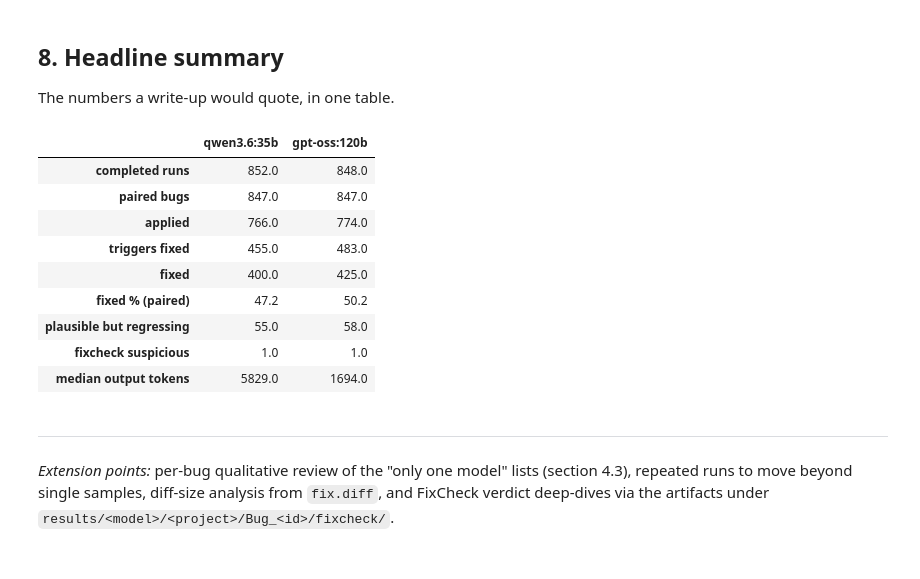
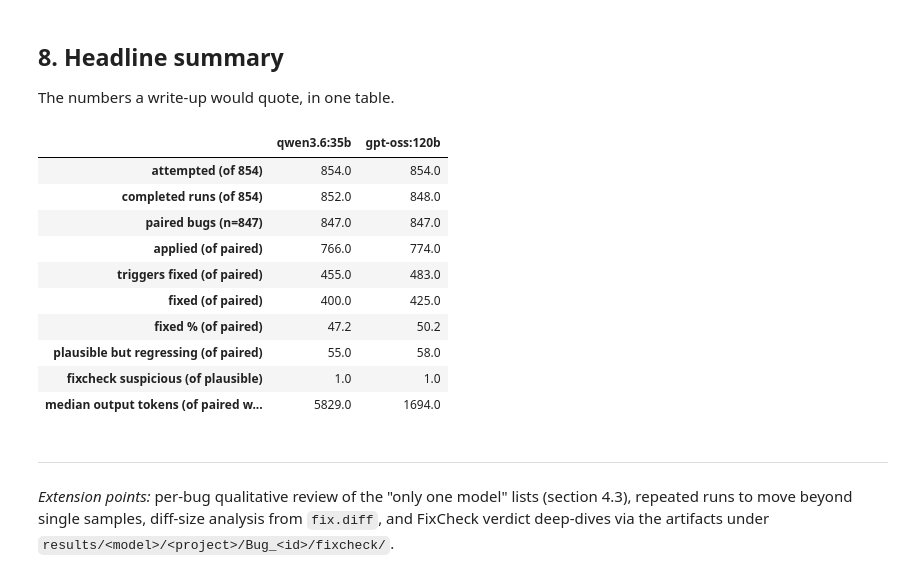
Before and after one commit to codeurjc/2026-FixCheckEvaluation, a Jupyter notebook: analysis/analysis.ipynb, the cells around one changed output. Cells and saved outputs as stored; diff of their text form; code cells hidden in the pictures.

```diff
--- a/analysis/analysis.ipynb
+++ b/analysis/analysis.ipynb
@@ -220,7 +220,7 @@ of the previous one.
 # %%
 stages = ["applied", "triggers_fixed", "fixed"]
 stage_counts = paired.groupby("model")[stages].sum().reindex(MODELS)
-stage_counts.insert(0, "attempted", len(paired_bugs))
+stage_counts.insert(0, "paired_bugs", len(paired_bugs))
 
 fig, ax = plt.subplots()
 x = range(len(stage_counts.columns))
@@ -230,7 +230,7 @@ for i, model in enumerate(MODELS):
     bars = ax.bar([p + (i - 0.5) * width for p in x], values, width * 0.94,
                   color=MODEL_COLORS[model], label=model, edgecolor="white")
     ax.bar_label(bars, fmt="%d", padding=2, fontsize=9)
-ax.set_xticks(list(x), ["attempted", "applied", "triggers fixed", "fixed"])
+ax.set_xticks(list(x), ["paired bugs", "applied", "triggers fixed", "fixed"])
 ax.set_ylabel("bugs")
 ax.set_title("How far each model's patches get, on the paired bug set")
 ax.legend(frameon=False)
@@ -381,11 +389,21 @@ reading it:
 # %%
+# Population: paired bugs whose patch applied, compiled, and fixed the triggers.
 plausible = paired[paired["triggers_fixed"]]
 fixcheck = plausible.groupby("model").agg(
     plausible_patches=("bug", "count"),
+    # Called at all vs got far enough to analyse anything. `fixcheck_analyzed`
+    # is None (not 0) when FixCheck never ran, so count explicitly rather than
+    # letting a missing measurement fall into the "vacuous" bucket.
+    fixcheck_invoked=("fixcheck_invoked", "sum"),
     fixcheck_ran=("fixcheck_ran", "sum"),
-    real_verdicts=("fixcheck_analyzed", lambda s: (s > 0).sum()),
-    vacuous_verdicts=("fixcheck_analyzed", lambda s: (s == 0).sum()),
+    real_verdicts=("fixcheck_analyzed", lambda s: (s.fillna(-1) > 0).sum()),
+    vacuous_verdicts=("fixcheck_analyzed", lambda s: (s.fillna(-1) == 0).sum()),
+    no_measurement=("fixcheck_analyzed", lambda s: s.isna().sum()),
     suspicious=("fixcheck_suspicious", "sum"),
 ).reindex(MODELS)
+
+assert (fixcheck["real_verdicts"] + fixcheck["vacuous_verdicts"]
+        + fixcheck["no_measurement"] == fixcheck["plausible_patches"]).all(), \
+    "every plausible patch must fall in exactly one verdict bucket"
 fixcheck
 # %% [output]
@@ -598,33 +618,41 @@ plt.show()
 
 The numbers a write-up would quote, in one table.
 # %%
+# Every row states the population it is counted over. Three coexist in this
+# notebook -- all 854 attempted bugs, the runs that completed, and the paired
+# set -- and rows from different ones sitting side by side is how a number gets
+# read against the wrong denominator.
 headline = pd.DataFrame({
     model: {
-        "completed runs": int(completeness.loc[model, "completed"]),
-        "paired bugs": len(paired_bugs),
-        "applied": int(stage_counts.loc[model, "applied"]),
-        "triggers fixed": int(stage_counts.loc[model, "triggers_fixed"]),
-        "fixed": int(stage_counts.loc[model, "fixed"]),
-        "fixed % (paired)": round(stage_counts.loc[model, "fixed"] / len(paired_bugs) * 100, 1),
-        "plausible but regressing": int(
+        "attempted (of 854)": int(completeness.loc[model, "attempted"]),
+        "completed runs (of 854)": int(completeness.loc[model, "completed"]),
+        f"paired bugs (n={len(paired_bugs)})": len(paired_bugs),
+        "applied (of paired)": int(stage_counts.loc[model, "applied"]),
+        "triggers fixed (of paired)": int(stage_counts.loc[model, "triggers_fixed"]),
+        "fixed (of paired)": int(stage_counts.loc[model, "fixed"]),
+        "fixed % (of paired)": round(
+            stage_counts.loc[model, "fixed"] / len(paired_bugs) * 100, 1),
+        "plausible but regressing (of paired)": int(
             regressions.groupby("model")["bug"].count().get(model, 0)),
-        "fixcheck suspicious": int(fixcheck.loc[model, "suspicious"]),
-        "median output tokens": summary_cost.loc[model, "median_output_tokens"],
+        "fixcheck suspicious (of plausible)": int(fixcheck.loc[model, "suspicious"]),
+        "median output tokens (of paired w/ usage)":
+            summary_cost.loc[model, "median_output_tokens"],
     }
     for model in MODELS
 })
 headline
 # %% [output]
 |  | qwen3.6:35b | gpt-oss:120b |
-| completed runs | 852.0 | 848.0 |
-| paired bugs | 847.0 | 847.0 |
-| applied | 766.0 | 774.0 |
-| triggers fixed | 455.0 | 483.0 |
-| fixed | 400.0 | 425.0 |
-| fixed % (paired) | 47.2 | 50.2 |
-| plausible but regressing | 55.0 | 58.0 |
-| fixcheck suspicious | 1.0 | 1.0 |
-| median output tokens | 5829.0 | 1694.0 |
+| attempted (of 854) | 854.0 | 854.0 |
+| completed runs (of 854) | 852.0 | 848.0 |
+| paired bugs (n=847) | 847.0 | 847.0 |
+| applied (of paired) | 766.0 | 774.0 |
+| triggers fixed (of paired) | 455.0 | 483.0 |
+| fixed (of paired) | 400.0 | 425.0 |
+| fixed % (of paired) | 47.2 | 50.2 |
+| plausible but regressing (of paired) | 55.0 | 58.0 |
+| fixcheck suspicious (of plausible) | 1.0 | 1.0 |
+| median output tokens (of paired w... | 5829.0 | 1694.0 |
 # %% [markdown]
 ---
 *Extension points:* per-bug qualitative review of the "only one model" lists
```
Also changed, not shown: parts of 5 cells of this notebook, 23 other files.
